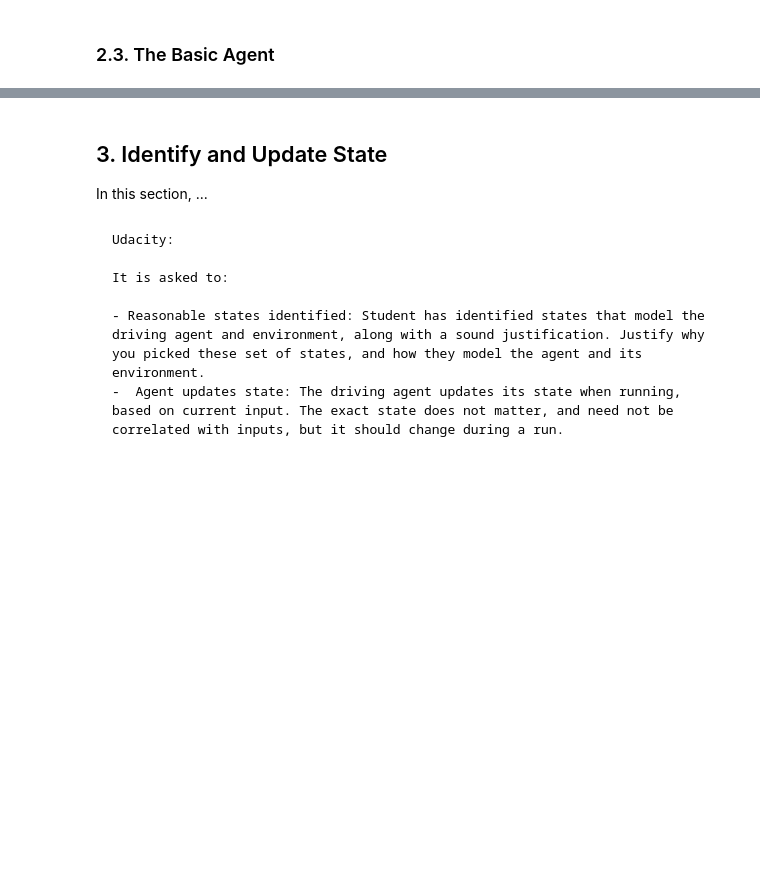
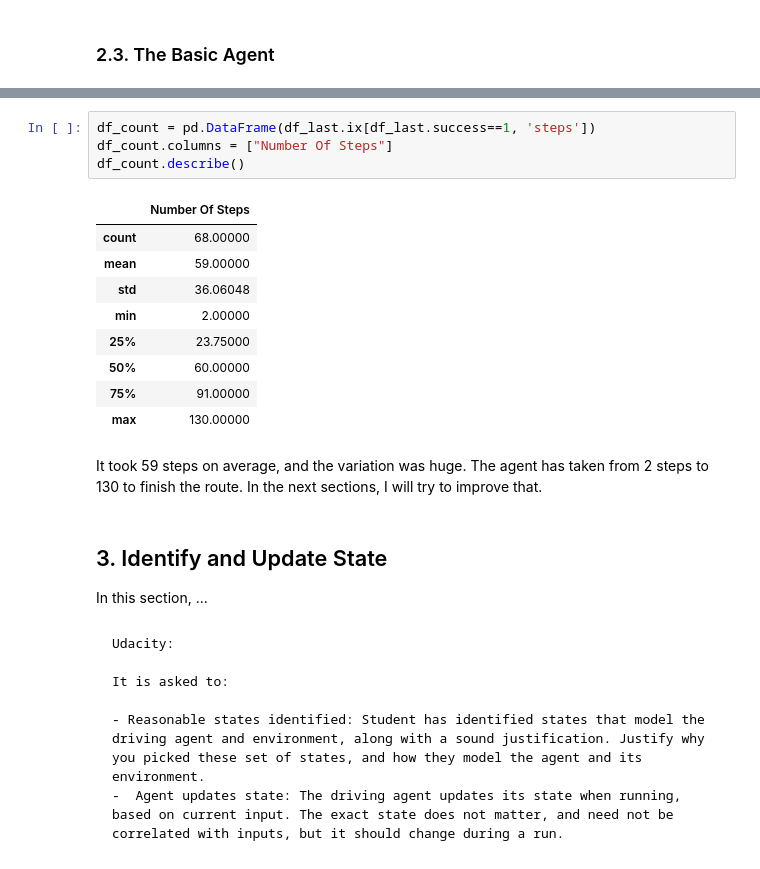
Before and after one commit to ucaiado/Smart_Cab, a Jupyter notebook: smart_cab.ipynb, the cells around one changed output, grey strips where cells are left out. Cells and saved outputs as stored; diff of their text form; blank space fills up the shorter version.

```diff
--- a/smart_cab.ipynb
+++ b/smart_cab.ipynb
@@ -157,3 +170,19 @@ Now that the agent has been implemented ...
+# %%
+df_count = pd.DataFrame(df_last.ix[df_last.success==1, 'steps'])
+df_count.columns = ["Number Of Steps"]
+df_count.describe()
+# %% [output]
+|  | Number Of Steps |
+| count | 68.00000 |
+| mean | 59.00000 |
+| std | 36.06048 |
+| min | 2.00000 |
+| 25% | 23.75000 |
+| 50% | 60.00000 |
+| 75% | 91.00000 |
+| max | 130.00000 |
+# %% [markdown]
+It took 59 steps on average, and the variation was huge. The agent has taken from 2 steps to 130 to finish the route. In the next sections, I will try to improve that.
 # %% [markdown]
 ## 3. Identify and Update State
 
```
Also changed, not shown: parts of 11 cells of this notebook, 2 other files.
